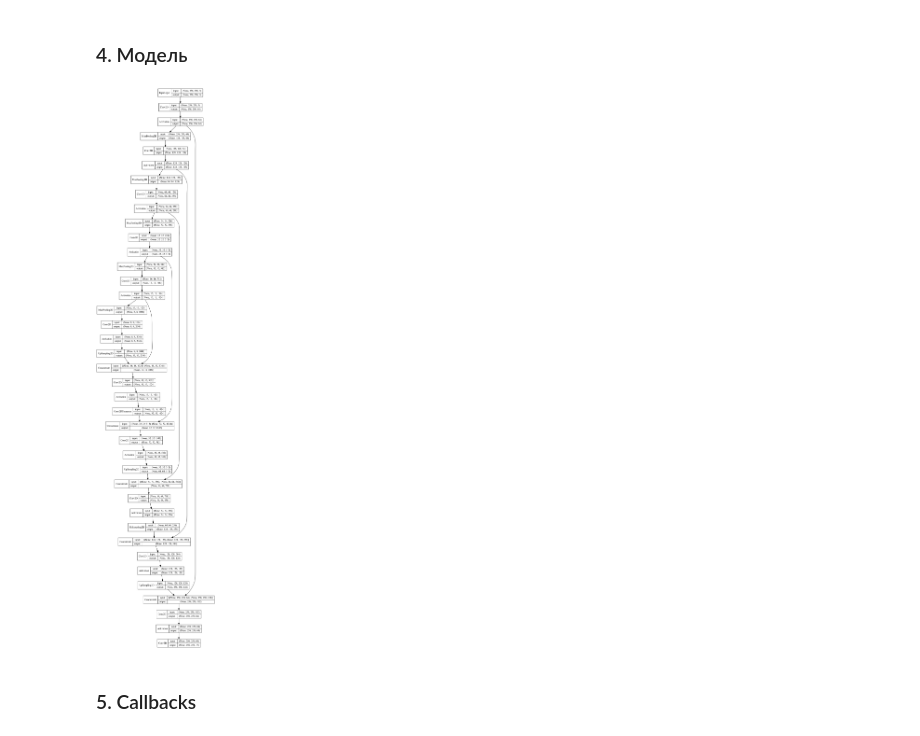
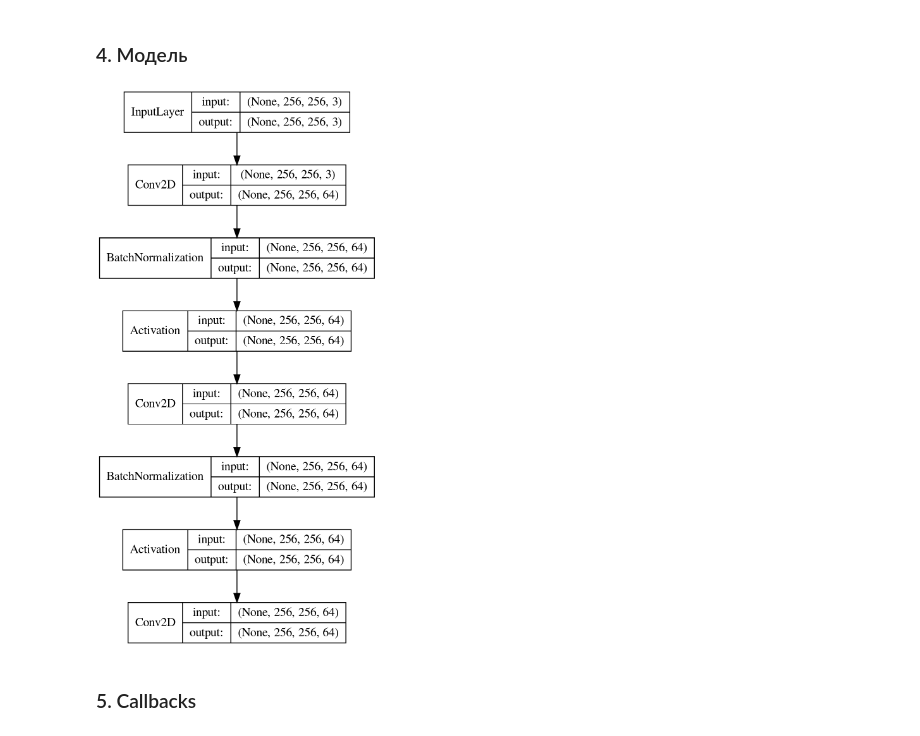
Before and after one commit to RobertVoropaev/InteriorRecognitionSystem, a Jupyter notebook: 5.Model.ipynb, the cells around one changed output. Drawn from its saved outputs; the diff is of its cells as text; code cells hidden in the pictures.

```diff
--- a/5.Model.ipynb
+++ b/5.Model.ipynb
@@ -250,7 +304,7 @@ def conv_block(filters, layers, input_layer):
 
     for i in range(layers):
         output_layer = Conv2D(filters, (3, 3), padding="same")(output_layer)
-        #output_layer = BatchNormalization()(output_layer)
+        output_layer = BatchNormalization()(output_layer)
         output_layer = Activation("relu")(output_layer)
 
     #output_layer = Dropout(0.1)(output_layer)
@@ -313,13 +367,13 @@ def one_block_model(img_shape, filters, layers_in_block):
     block_hide = Conv2D(filters, (3, 3), padding="same")(block_output)
     return Model(inputs=block_input, outputs=block_hide)
 # %%
-block_model = one_block_model(args.img_shape, 64,  1)
+block_model = one_block_model(args.img_shape, 64,  2)
 model = get_model(args.img_shape, args.classes_num, args.last_activation, 1)
 # %%
-plot_model(model=model, to_file=callbacks_full_dir + file_name + ".png",
+plot_model(model=block_model, to_file=callbacks_full_dir + file_name + ".png",
            show_shapes=True, show_layer_names=False, dpi=200)
 # %% [output]
-[figure, old version]
+[figure, new version]
 # %% [markdown]
 ### 5. Callbacks
 # %%
```
Also changed, not shown: parts of 5 cells of this notebook, 48 other files.
